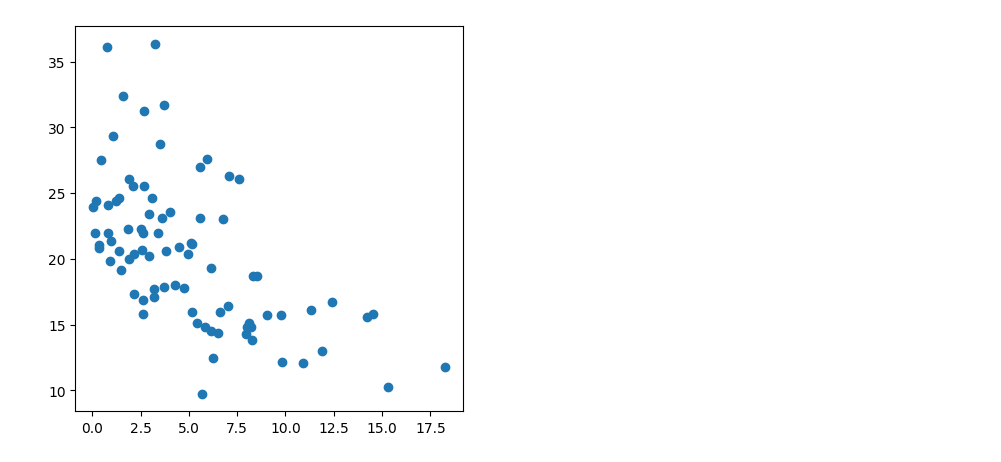
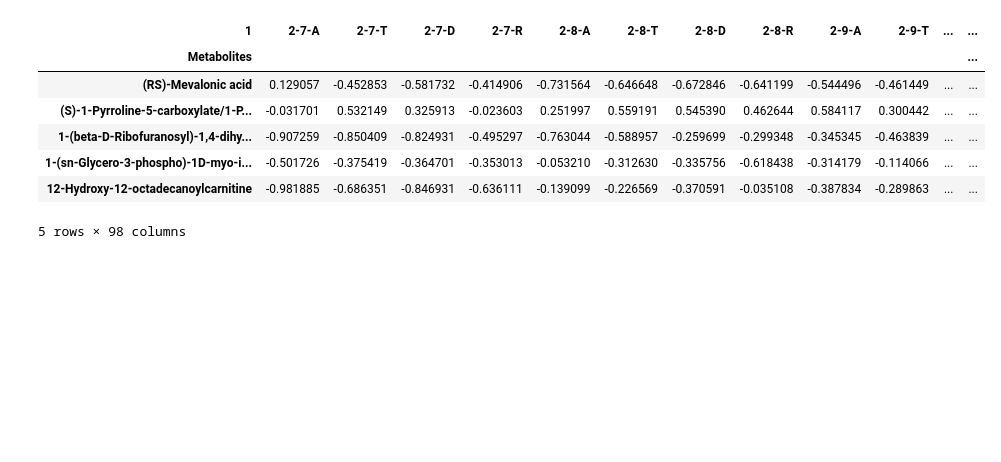
Before and after one commit to CadenBold/intestinal-omics, a Jupyter notebook: working.ipynb, the cells around one changed output. Saved outputs shown, nothing was run; the diff lists cells and outputs as text; code cells hidden in the pictures; blank space fills up the shorter version.

```diff
--- a/working.ipynb
+++ b/working.ipynb
@@ -80,8 +73,17 @@ Name: A1CF, Length: 83, dtype: float64
 # %%
-# I want to scatter plot 2 random genes with all the samples
-plt.figure(figsize=(5,5))
-plt.scatter(transcript.iloc[0],transcript.iloc[1])
+log = np.log2(cleaned_data + 1.0)
 
-plt.show()
+scaler = StandardScaler()
+norm = pd.DataFrame( scaler.fit_transform(log),index=log.index, columns=log.columns)
+
+preprocessed_scaled = norm
+preprocessed_scaled.head()
 # %% [output]
-[figure, removed]
+| 1 | 2-7-A | 2-7-T | 2-7-D | 2-7-R | 2-8-A | 2-8-T | 2-8-D | 2-8-R | 2-9-A | 2-9-T | ... | ... |
+| Metabolites |  |  |  |  |  |  |  |  |  |  |  | ... |
+| (RS)-Mevalonic acid | 0.129057 | -0.452853 | -0.581732 | -0.414906 | -0.731564 | -0.646648 | -0.672846 | -0.641199 | -0.544496 | -0.461449 | ... | ... |
+| (S)-1-Pyrroline-5-carboxylate/1-P... | -0.031701 | 0.532149 | 0.325913 | -0.023603 | 0.251997 | 0.559191 | 0.545390 | 0.462644 | 0.584117 | 0.300442 | ... | ... |
+| 1-(beta-D-Ribofuranosyl)-1,4-dihy... | -0.907259 | -0.850409 | -0.824931 | -0.495297 | -0.763044 | -0.588957 | -0.259699 | -0.299348 | -0.345345 | -0.463839 | ... | ... |
+| 1-(sn-Glycero-3-phospho)-1D-myo-i... | -0.501726 | -0.375419 | -0.364701 | -0.353013 | -0.053210 | -0.312630 | -0.335756 | -0.618438 | -0.314179 | -0.114066 | ... | ... |
+| 12-Hydroxy-12-octadecanoylcarnitine | -0.981885 | -0.686351 | -0.846931 | -0.636111 | -0.139099 | -0.226569 | -0.370591 | -0.035108 | -0.387834 | -0.289863 | ... | ... |
+5 rows × 98 columns
```
Also changed, not shown: parts of 10 cells of this notebook.
